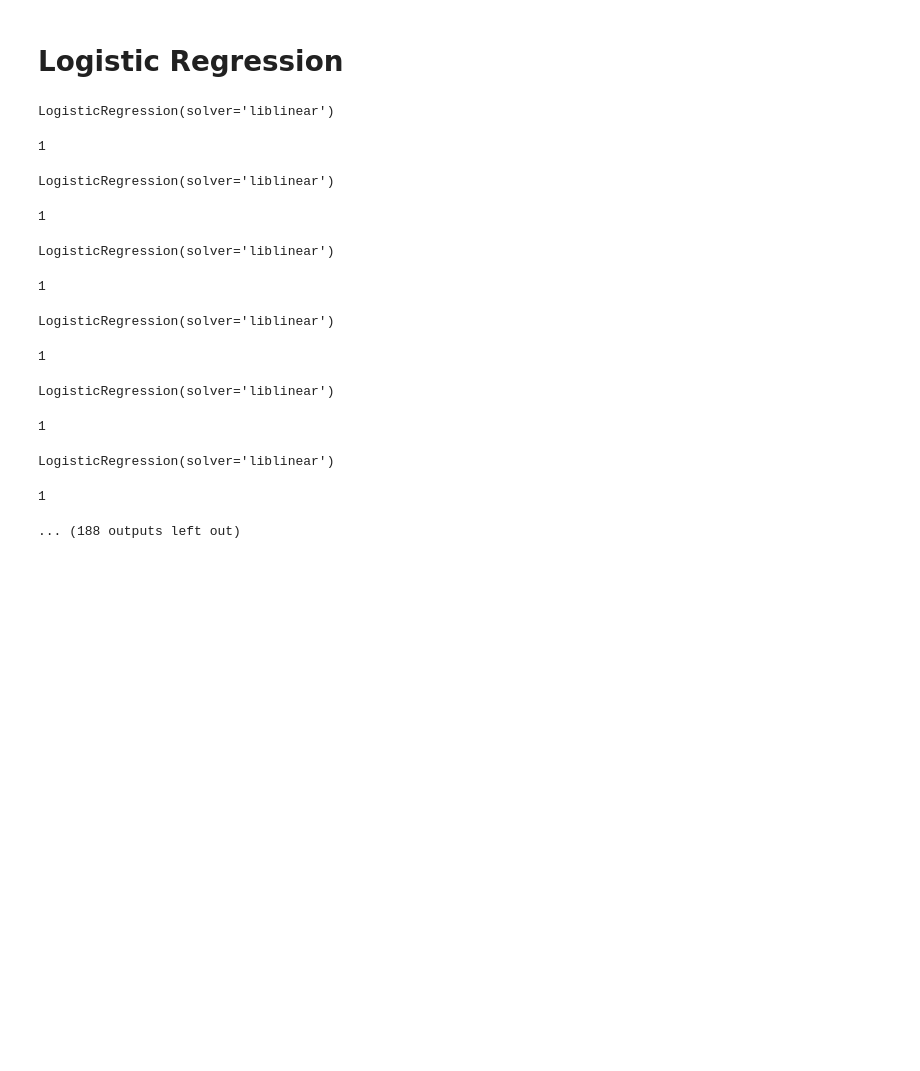
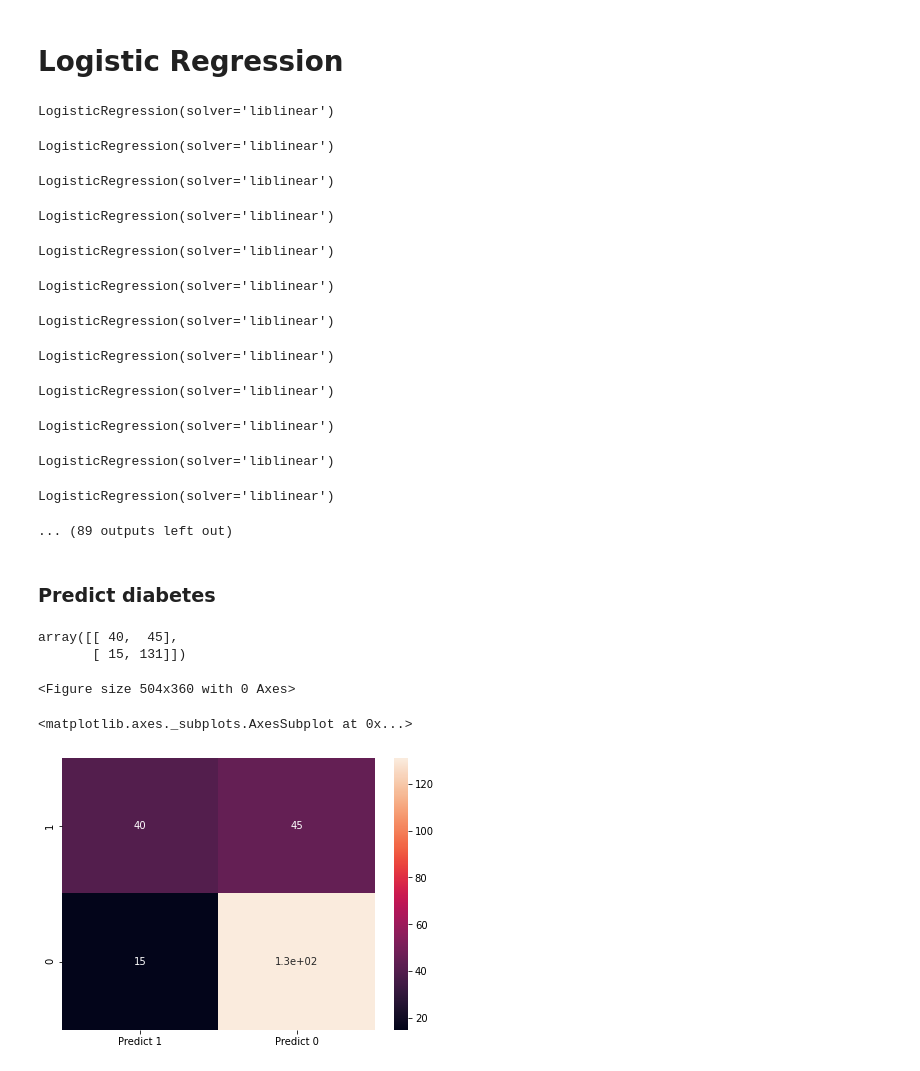
Before and after one commit to Somnathpaul/Diabetes-prediction, a Jupyter notebook: Diabetes prediction.ipynb, the cells around one changed output. Cells and saved outputs as stored; diff of their text form; code cells hidden in the pictures; blank space fills up the shorter version.

Commit message:
confusion matrix heatmap added

```diff
--- a/Diabetes prediction.ipynb
+++ b/Diabetes prediction.ipynb
@@ -232,8 +233,8 @@ from sklearn.linear_model import LogisticRegression
 
 # trained 100 times and best model accuracy will get saved
 best = 0
+times = 0
 for i in range(100):
-    times = 0
     X_train, X_test, Y_train, Y_test = train_test_split(X,Y, test_size=0.3)
 
     from sklearn.impute import SimpleImputer
@@ -257,23 +258,44 @@ for i in range(100):
     acc = logistic.score(X_test, Y_test)
     # accuracy
     times = times+1
-    print(times)
+    #print(times)
 
     if acc>best:
         best = acc
 
-print(best)
+print(best, "is the best accuracy after tranning the model" , times , "times ")
 # %% [output]
 LogisticRegression(solver='liblinear')
-1
+LogisticRegression(solver='liblinear')
 LogisticRegression(solver='liblinear')
-1
+LogisticRegression(solver='liblinear')
 LogisticRegression(solver='liblinear')
-1
+LogisticRegression(solver='liblinear')
 LogisticRegression(solver='liblinear')
-1
+LogisticRegression(solver='liblinear')
 LogisticRegression(solver='liblinear')
-1
+LogisticRegression(solver='liblinear')
 LogisticRegression(solver='liblinear')
-1
+LogisticRegression(solver='liblinear')
-... (188 outputs left out)
+... (89 outputs left out)
+# %% [markdown]
+### Predict diabetes
+# %%
+Y_predict = logistic.predict(X_test)
+# %%
+from sklearn import metrics
+cm=metrics.confusion_matrix(Y_test, Y_predict, labels=[1, 0])
+# %%
+cm
+# %% [output]
+array([[ 40,  45],
+       [ 15, 131]])
+# %%
+df_cm = pd.DataFrame(cm, index = [i for i in ["1","0"]],
+                  columns = [i for i in ["Predict 1","Predict 0"]])
+plt.figure(figsize = (7,5))
+sns.heatmap(df_cm, annot=True)
+# %% [output]
+<Figure size 504x360 with 0 Axes>
+<matplotlib.axes._subplots.AxesSubplot at 0x...>
+[figure, added]
```
Also changed, not shown: parts of 1 cell of this notebook.
